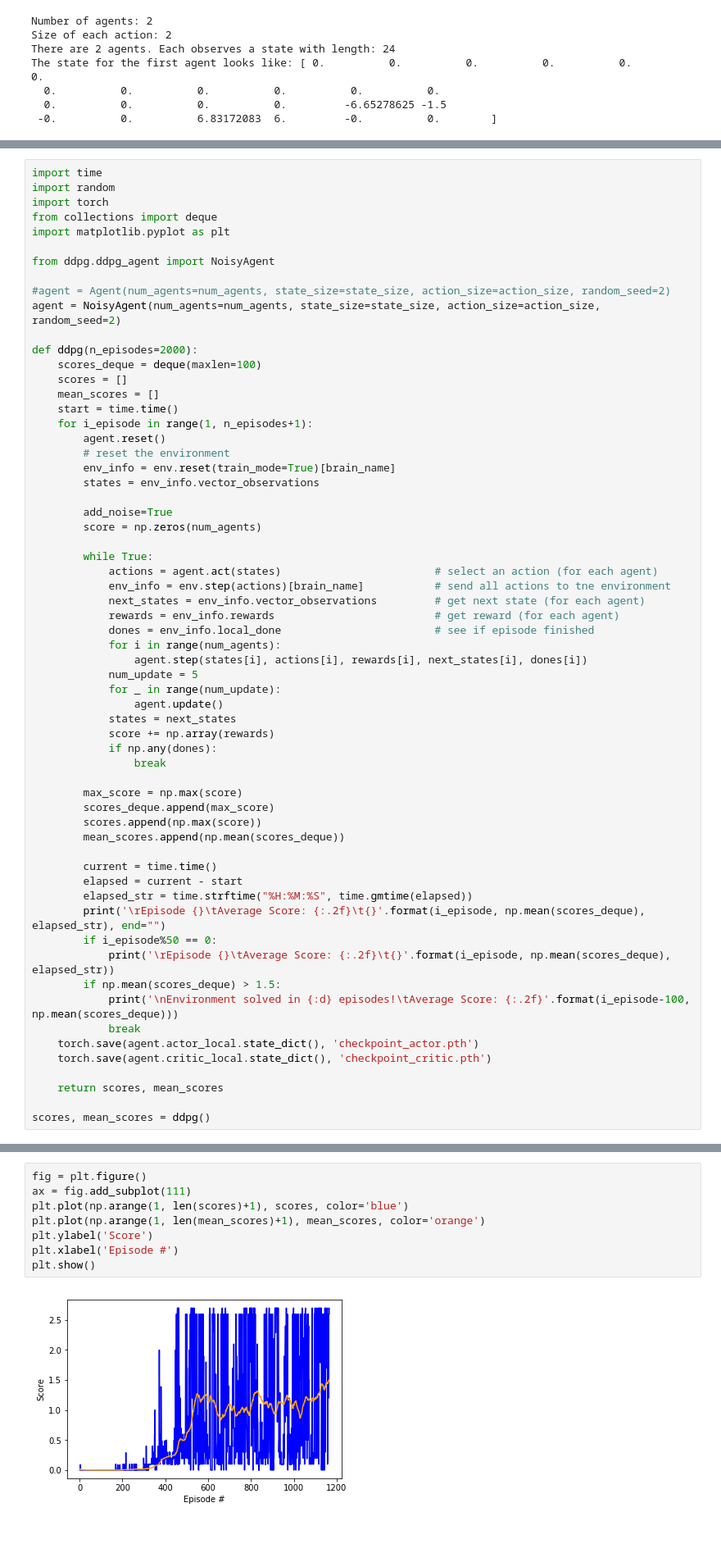
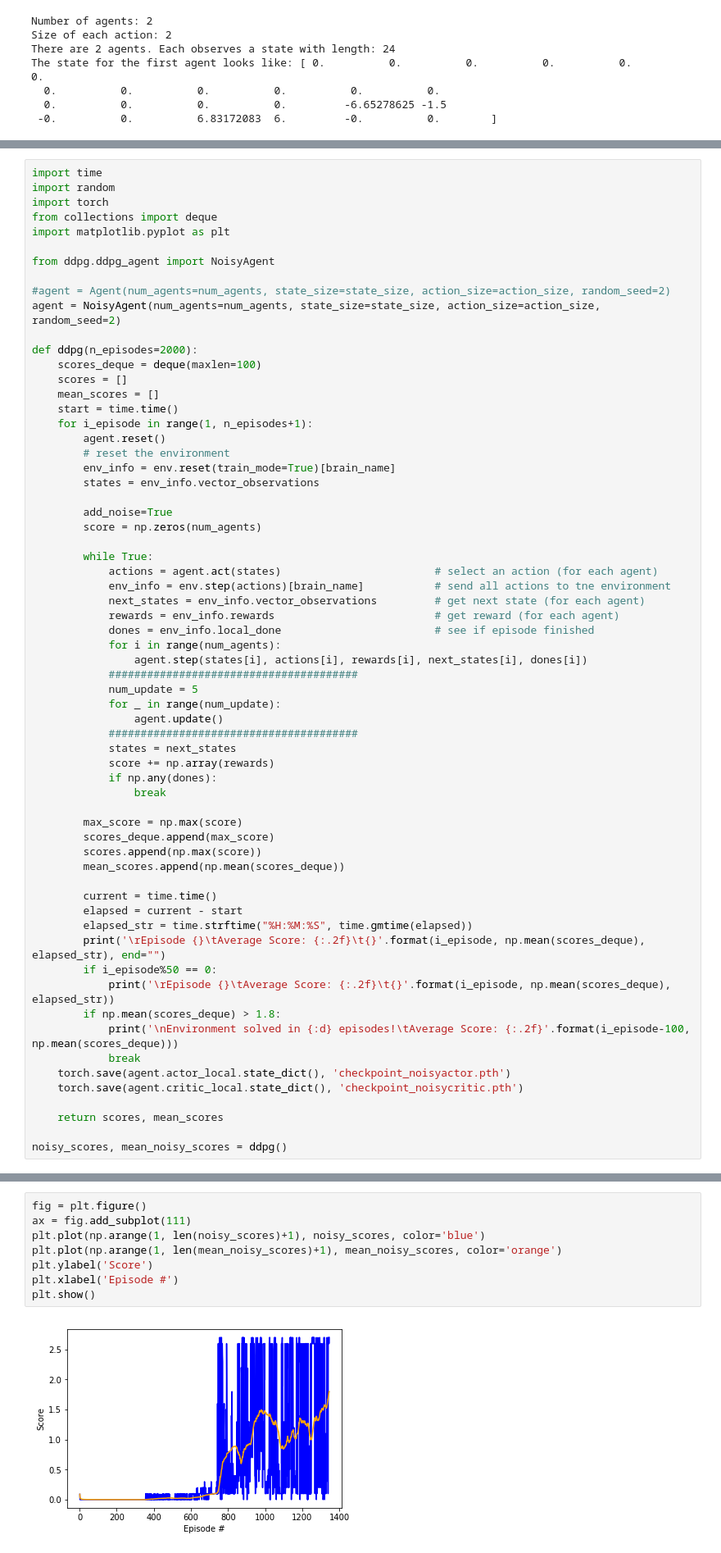
Before and after one commit to stereoboy/deep-reinforcement-learning, a Jupyter notebook: p3_collab-compet/Tennis_Solution.ipynb, the cells around one changed output, grey strips where cells are left out. Shown at 82% size. Cells and saved outputs as stored; diff of their text form.

Commit message:
update: add vanilla ddpg code for project3
Signed-off-by: Jaeyoung Lee <jylee0121@gmail.com>

```diff
--- a/p3_collab-compet/Tennis_Solution.ipynb
+++ b/p3_collab-compet/Tennis_Solution.ipynb
@@ -120,9 +213,11 @@ def ddpg(n_episodes=2000):
             dones = env_info.local_done                        # see if episode finished
             for i in range(num_agents):
                 agent.step(states[i], actions[i], rewards[i], next_states[i], dones[i])
+            #######################################
             num_update = 5
             for _ in range(num_update):
                 agent.update()
+            #######################################
             states = next_states
             score += np.array(rewards)
             if np.any(dones):
@@ -139,13 +234,13 @@ def ddpg(n_episodes=2000):
         print('\rEpisode {}\tAverage Score: {:.2f}\t{}'.format(i_episode, np.mean(scores_deque), elapsed_str), end="")
         if i_episode%50 == 0:
             print('\rEpisode {}\tAverage Score: {:.2f}\t{}'.format(i_episode, np.mean(scores_deque), elapsed_str))
-        if np.mean(scores_deque) > 1.5:
+        if np.mean(scores_deque) > 1.8:
             print('\nEnvironment solved in {:d} episodes!\tAverage Score: {:.2f}'.format(i_episode-100, np.mean(scores_deque)))
             break
-    torch.save(agent.actor_local.state_dict(), 'checkpoint_actor.pth')
-    torch.save(agent.critic_local.state_dict(), 'checkpoint_critic.pth')
+    torch.save(agent.actor_local.state_dict(), 'checkpoint_noisyactor.pth')
+    torch.save(agent.critic_local.state_dict(), 'checkpoint_noisycritic.pth')
 
     return scores, mean_scores
 
-scores, mean_scores = ddpg()
+noisy_scores, mean_noisy_scores = ddpg()
 # %% [output]
@@ -169,10 +264,10 @@ Environment solved in 1065 episodes!    Average Score: 1.51
 # %%
 fig = plt.figure()
 ax = fig.add_subplot(111)
-plt.plot(np.arange(1, len(scores)+1), scores, color='blue')
-plt.plot(np.arange(1, len(mean_scores)+1), mean_scores, color='orange')
+plt.plot(np.arange(1, len(noisy_scores)+1), noisy_scores, color='blue')
+plt.plot(np.arange(1, len(mean_noisy_scores)+1), mean_noisy_scores, color='orange')
 plt.ylabel('Score')
 plt.xlabel('Episode #')
 plt.show()
 # %% [output]
-[figure, old version]
+[figure, new version]
```
Also changed, not shown: parts of 8 cells of this notebook, 7 other files.
